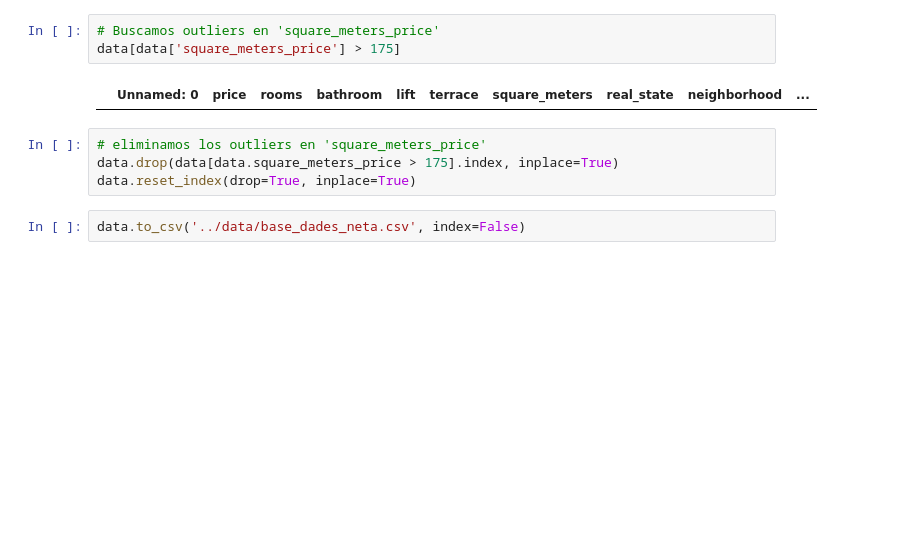
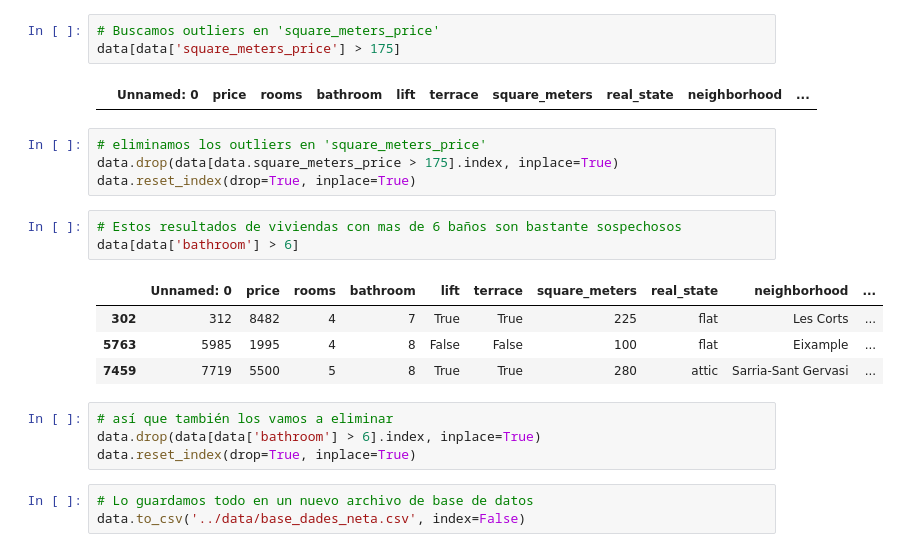
Before and after one commit to arantafall/housing_BCN, a Jupyter notebook: notebooks/Limpieza_bbdd.ipynb, the cells around one changed output. Cells and saved outputs as stored; diff of their text form; blank space fills up the shorter version.

```diff
--- a/notebooks/Limpieza_bbdd.ipynb
+++ b/notebooks/Limpieza_bbdd.ipynb
@@ -84,5 +94,18 @@ data[data['square_meters_price'] > 175]
 # eliminamos los outliers en 'square_meters_price'
 data.drop(data[data.square_meters_price > 175].index, inplace=True)
 data.reset_index(drop=True, inplace=True)
+# %%
+# Estos resultados de viviendas con mas de 6 baños son bastante sospechosos
+data[data['bathroom'] > 6]
+# %% [output]
+|  | Unnamed: 0 | price | rooms | bathroom | lift | terrace | square_meters | real_state | neighborhood | ... |
+| 302 | 312 | 8482 | 4 | 7 | True | True | 225 | flat | Les Corts | ... |
+| 5763 | 5985 | 1995 | 4 | 8 | False | False | 100 | flat | Eixample | ... |
+| 7459 | 7719 | 5500 | 5 | 8 | True | True | 280 | attic | Sarria-Sant Gervasi | ... |
+# %%
+# así que también los vamos a eliminar
+data.drop(data[data['bathroom'] > 6].index, inplace=True)
+data.reset_index(drop=True, inplace=True)
 # %%
+# Lo guardamos todo en un nuevo archivo de base de datos
 data.to_csv('../data/base_dades_neta.csv', index=False)
```
Also changed, not shown: parts of 6 cells of this notebook, 2 other files.
